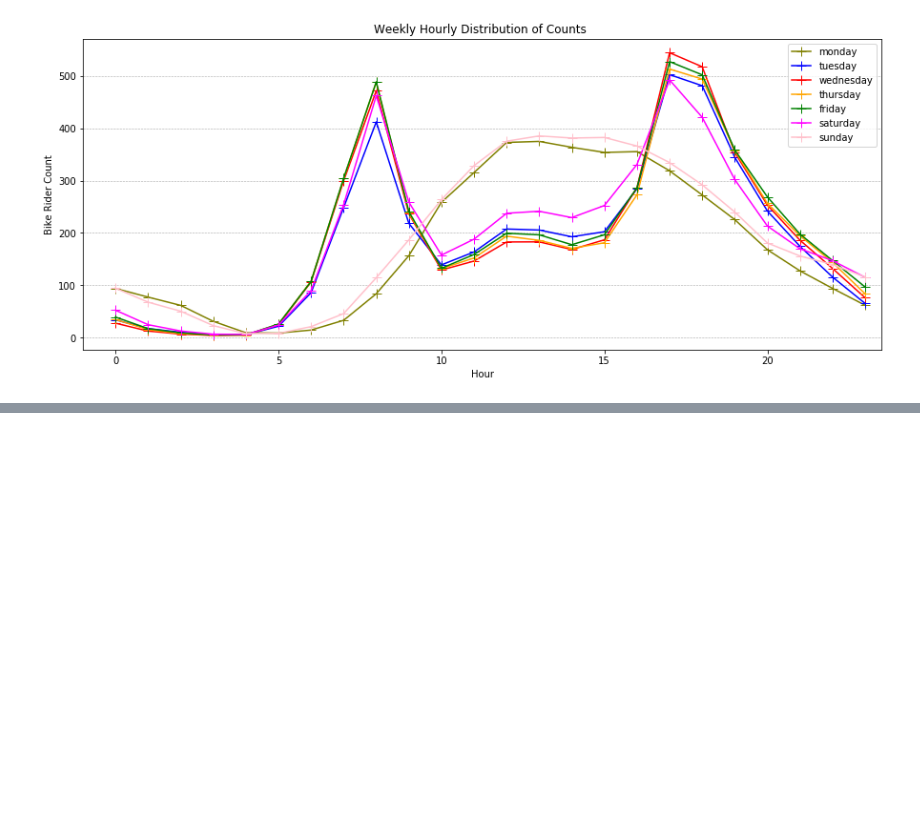
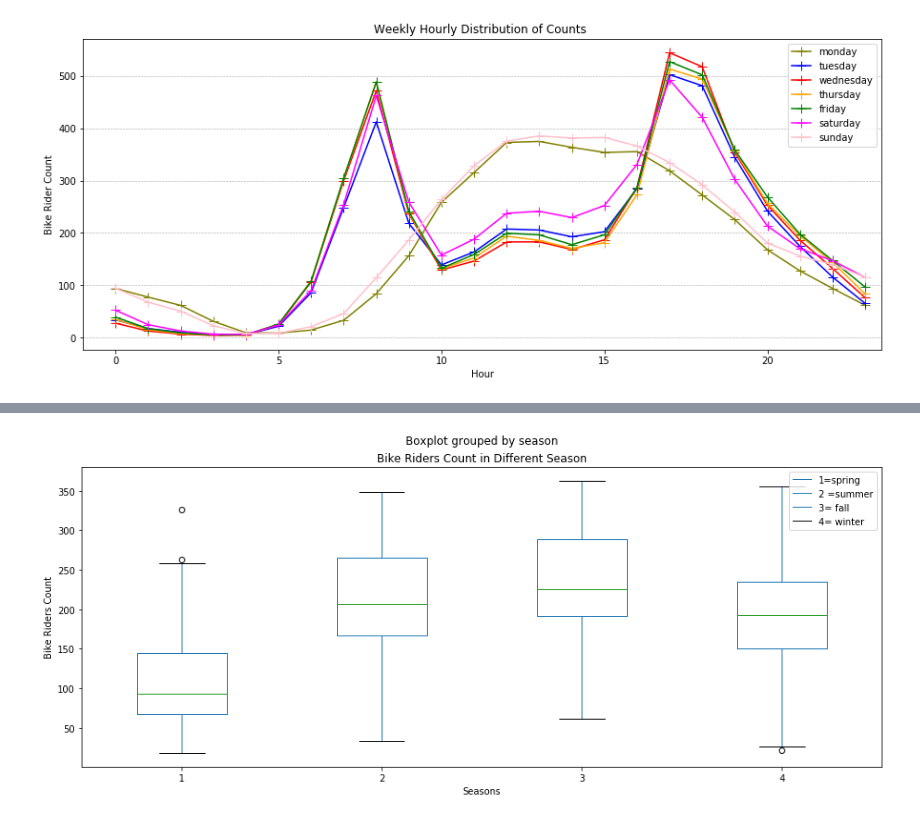
Before and after one commit to Sasmita28/Bike-Share-Analysis, a Jupyter notebook: project_one_bike_sharing_sm.ipynb, the cells around one changed output, grey strips where cells are left out. Saved outputs shown, nothing was run; the diff lists cells and outputs as text; code cells hidden in the pictures; blank space fills up the shorter version.

```diff
--- a/project_one_bike_sharing_sm.ipynb
+++ b/project_one_bike_sharing_sm.ipynb
@@ -197,0 +210,12 @@ plt.savefig('analysis_result/hourly_distribution_count_weekly.png')
+# %%
+count_per_day_season = round(bike_data.groupby('dteday').agg({'season':'mean','cnt':'mean'}),0)
+count_per_day_season = pd.DataFrame(count_per_day_season)
+
+count_per_day_season.boxplot('cnt',by='season',grid = False, figsize = (15,6))
+plt.legend(labels = ['1=spring','2 =summer','3= fall','4= winter'],loc = 'upper right')
+plt.xlabel("Seasons")
+plt.ylabel("Bike Riders Count")
+plt.title("Bike Riders Count in Different Season")
+plt.savefig('analysis_result/count_vs_season.png')
+# %% [output]
+[figure, added]
```
Also changed, not shown: parts of 2 cells of this notebook.
